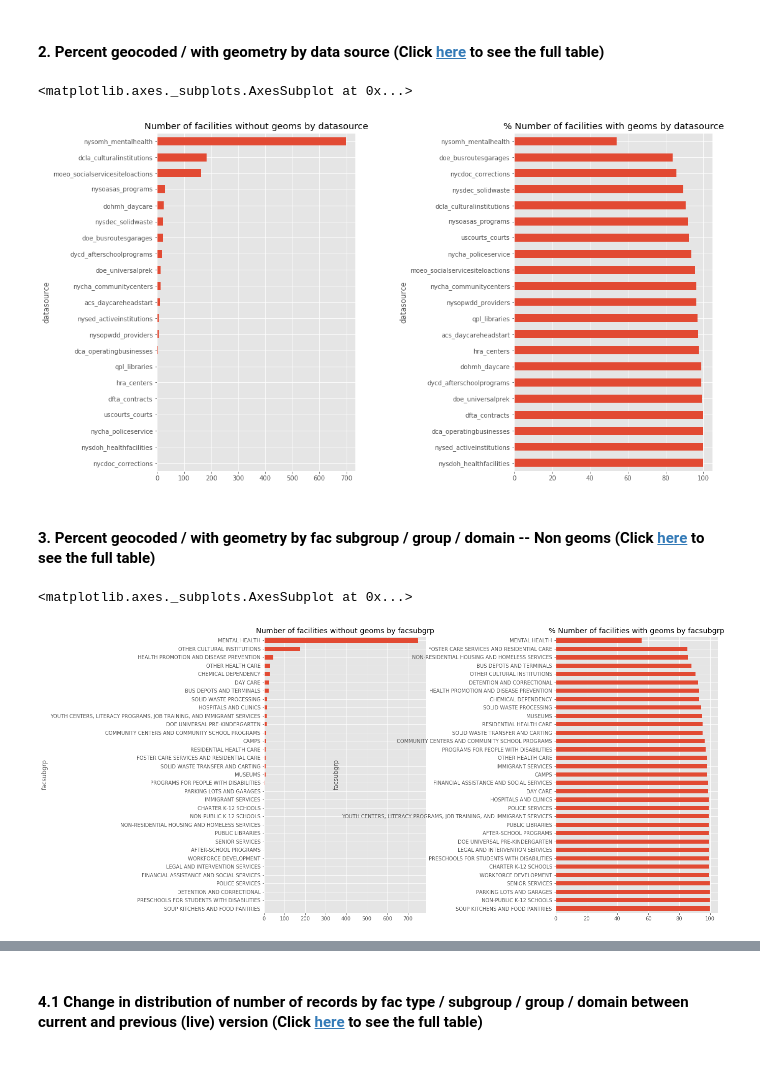
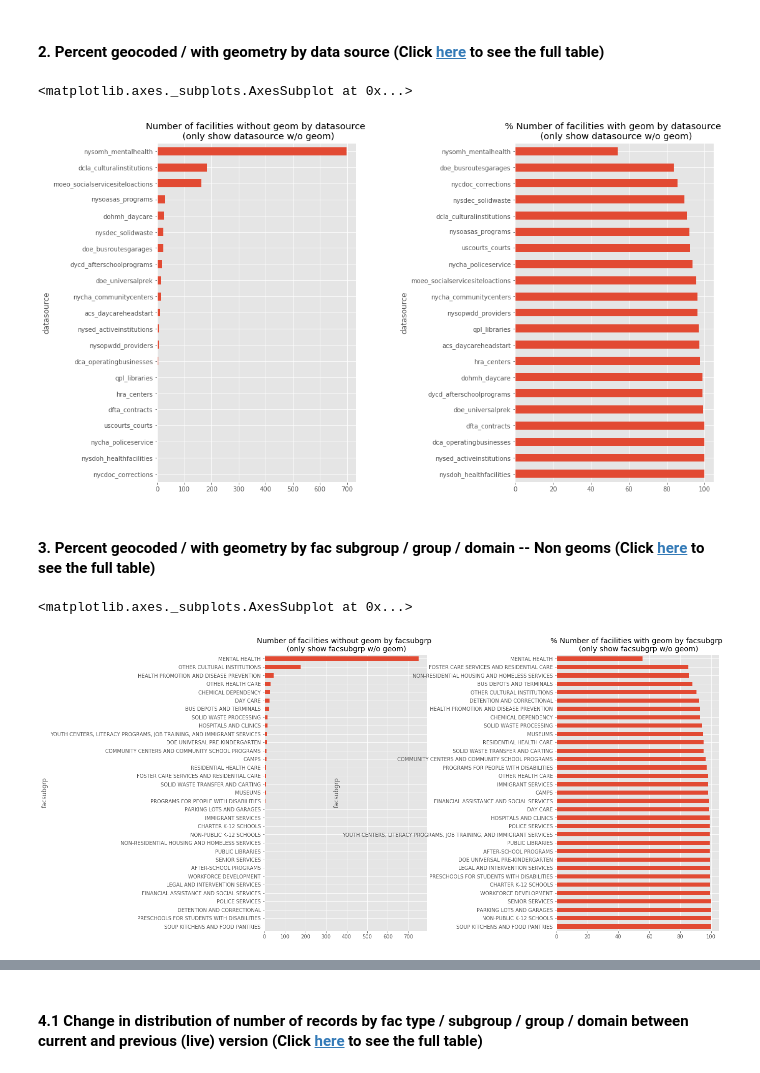
Before and after one commit to NYCPlanning/db-facilities-tmp, a Jupyter notebook: notebooks/facilities_qaqc.ipynb, the cells around one changed output, grey strips where cells are left out. Cells and saved outputs as stored; diff of their text form; code cells hidden in the pictures.

```diff
--- a/notebooks/facilities_qaqc.ipynb
+++ b/notebooks/facilities_qaqc.ipynb
@@ -42,21 +40,23 @@ There are 1219 facilities not having geometries.
 # %%
 granularity = 'datasource'
 nongeom_counts = facdb[facdb.geom.isna()][granularity].nunique()
 
 plt.subplots_adjust(wspace=0.8)
 plt.subplot(1, 2, 1)
 facdb[facdb.geom.isna()].groupby(granularity).count()['uid']\
                                 .sort_values(ascending=False)\
                                 .head(nongeom_counts)[::-1]\
-                                .plot(kind='barh', figsize=(16,10), title = 'Number of facilities without geoms by {}'.format(granularity))
+                                .plot(kind='barh', figsize=(16,10), title = 'Number of facilities without geom by {} \n (only show {} w/o geom)'
+                                                                                                                      .format(granularity, granularity))
 plt.subplot(1, 2, 2)
 ((facdb[~facdb.geom.isna()].groupby(granularity).count()['uid']/facdb.groupby(granularity).count()['uid'])*100)\
                                   .sort_values(ascending=True)\
                                   .head(nongeom_counts)[::-1]\
-                                  .plot(kind='barh', figsize=(16,10), title = '% Number of facilities with geoms by {}'.format(granularity))
+                                  .plot(kind='barh', figsize=(16,10), title = '% Number of facilities with geom by {} \n (only show {} w/o geom)'
+                                                                                                                      .format(granularity, granularity))
 # %% [output]
 <matplotlib.axes._subplots.AxesSubplot at 0x...>
-[figure, old version]
+[figure, new version]
 # %% [markdown]
 #### 3. Percent geocoded / with geometry by fac subgroup / group / domain -- Non geoms (Click [here](https://github.com/NYCPlanning/db-facilities-tmp/blob/dev/output/qc_mapped_subgroup.csv) to see the full table)
 # %%
@@ -68,15 +68,17 @@ plt.subplot(1, 2, 1)
 facdb[facdb.geom.isna()].groupby(granularity).count()['uid']\
                                 .sort_values(ascending=False)\
                                 .head(nongeom_counts)[::-1]\
-                                .plot(kind='barh', figsize=(16,10), title = 'Number of facilities without geoms by {}'.format(granularity))
+                                .plot(kind='barh', figsize=(16,10), title = 'Number of facilities without geom by {} \n (only show {} w/o geom)'
+                                                                                                                      .format(granularity, granularity))
 plt.subplot(1, 2, 2)
 ((facdb[~facdb.geom.isna()].groupby(granularity).count()['uid']/facdb.groupby(granularity).count()['uid'])*100)\
                                   .sort_values(ascending=True)\
                                   .head(nongeom_counts)[::-1]\
-                                  .plot(kind='barh', figsize=(16,10), title = '% Number of facilities with geoms by {}'.format(granularity))
+                                  .plot(kind='barh', figsize=(16,10), title = '% Number of facilities with geom by {} \n (only show {} w/o geom)'
+                                                                                                                      .format(granularity, granularity))
 # %% [output]
 <matplotlib.axes._subplots.AxesSubplot at 0x...>
-[figure, old version]
+[figure, new version]
 # %%
 granularity = 'facgroup'
 nongeom_counts = facdb[facdb.geom.isna()][granularity].nunique()
```
Also changed, not shown: parts of 10 cells of this notebook, 8 other files.
